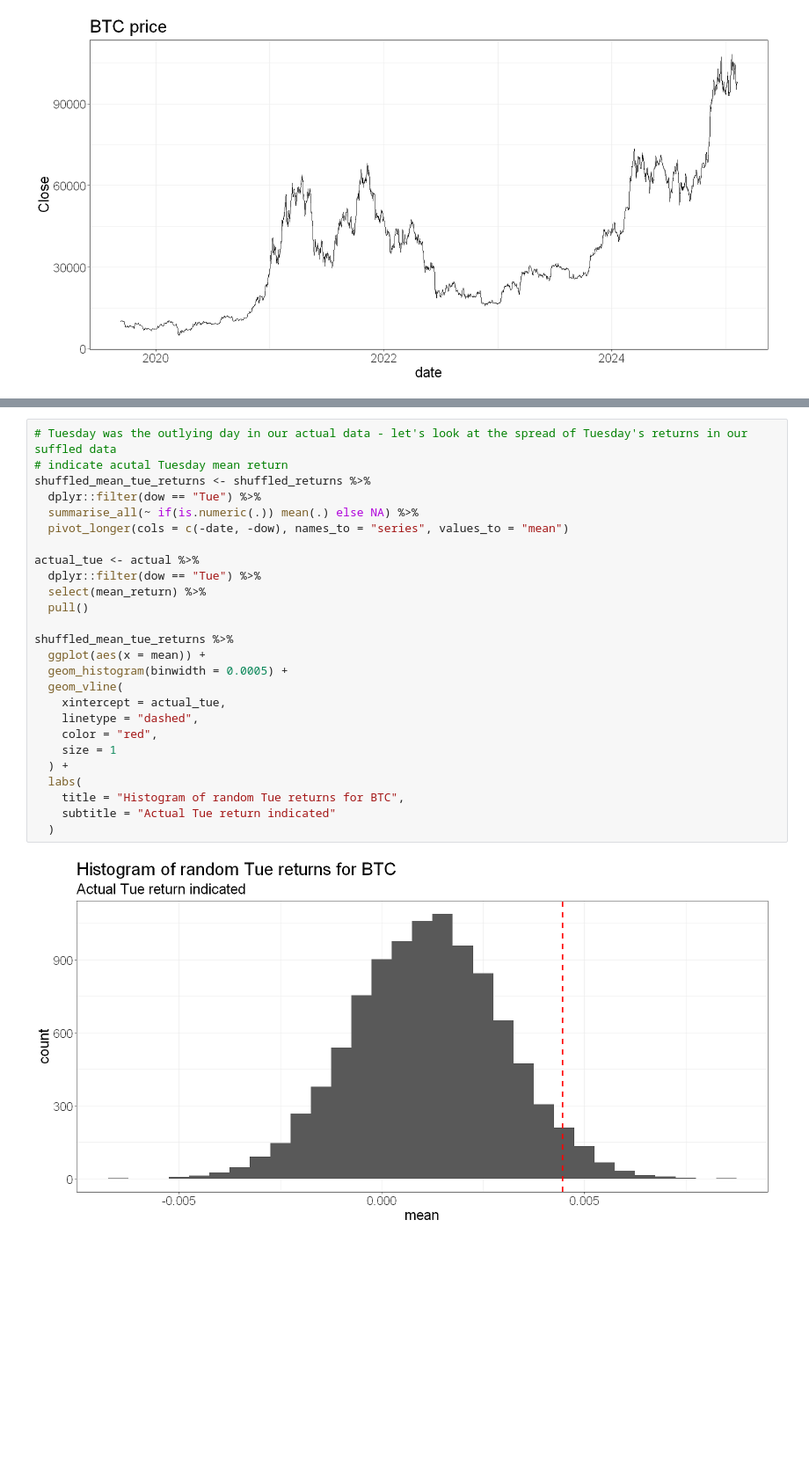
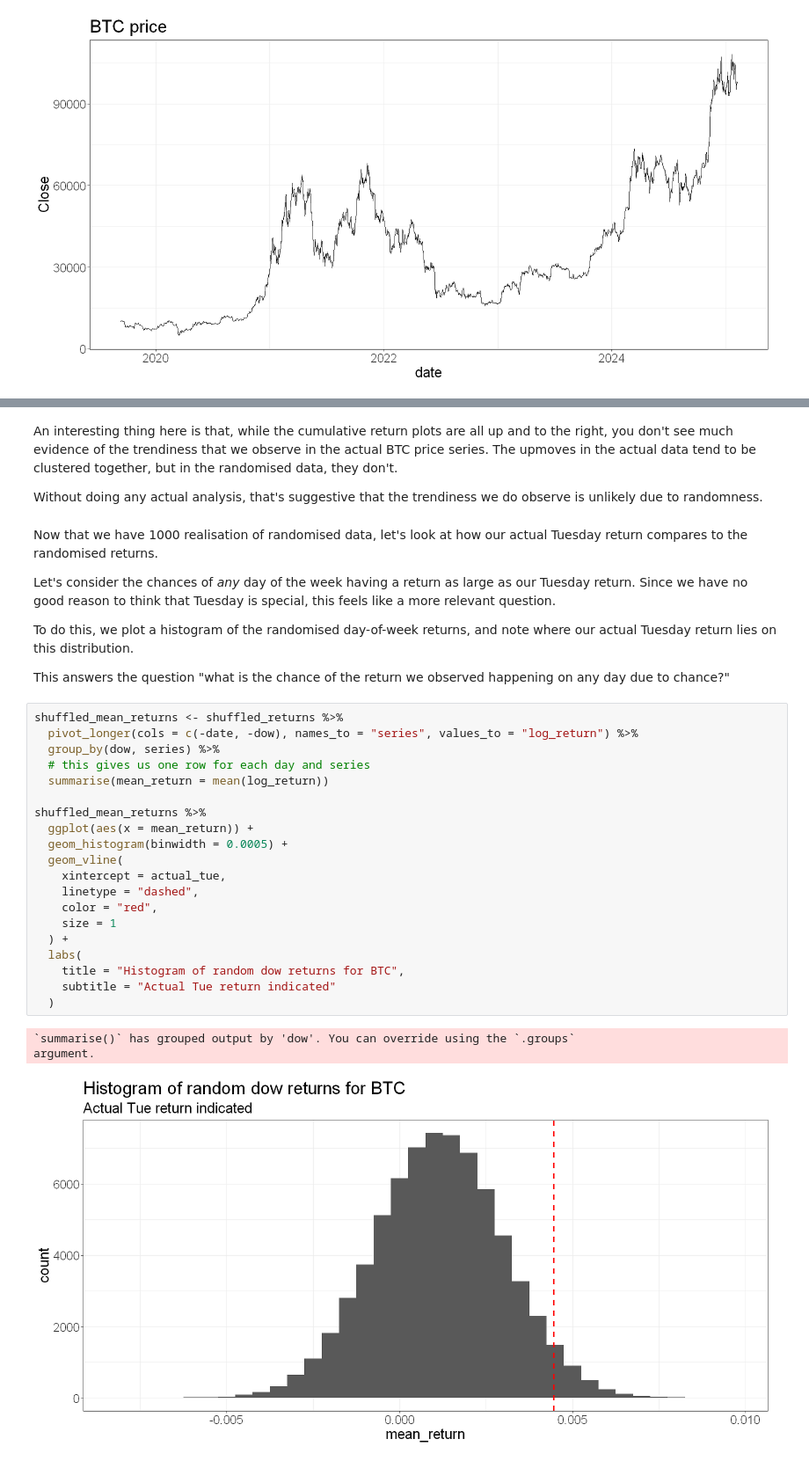
Before and after one commit to Robot-Wealth/trader-tales, a Jupyter notebook: quant-techniques/chance_of_seasonality.ipynb, the cells around one changed output, grey strips where cells are left out. Shown at 88% size. Drawn from its saved outputs; the diff is of its cells as text; blank space fills up the shorter version.

```diff
--- a/quant-techniques/chance_of_seasonality.ipynb
+++ b/quant-techniques/chance_of_seasonality.ipynb
@@ -150,28 +236,36 @@ A tibble: 6 × 12
+# %% [markdown]
+An interesting thing here is that, while the cumulative return plots are all up and to the right, you don't see much evidence of the trendiness that we observe in the actual BTC price series. The upmoves in the actual data tend to be clustered together, but in the randomised data, they don't.
+
+Without doing any actual analysis, that's suggestive that the trendiness we do observe is unlikely due to randomness.
+# %% [markdown]
+Now that we have 1000 realisation of randomised data, let's look at how our actual Tuesday return compares to the randomised returns.
+
+Let's consider the chances of *any* day of the week having a return as large as our Tuesday return. Since we have no good reason to think that Tuesday is special, this feels like a more relevant question.
+
+To do this, we plot a histogram of the randomised day-of-week returns, and note where our actual Tuesday return lies on this distribution.
+
+This answers the question "what is the chance of the return we observed happening on any day due to chance?"
 # %%
-# Tuesday was the outlying day in our actual data - let's look at the spread of Tuesday's returns in our suffled data
-# indicate acutal Tuesday mean return
-shuffled_mean_tue_returns <- shuffled_returns %>%
-  dplyr::filter(dow == "Tue") %>%
-  summarise_all(~ if(is.numeric(.)) mean(.) else NA) %>%
-  pivot_longer(cols = c(-date, -dow), names_to = "series", values_to = "mean")
+shuffled_mean_returns <- shuffled_returns %>%
+  pivot_longer(cols = c(-date, -dow), names_to = "series", values_to = "log_return") %>%
+  group_by(dow, series) %>%
+  # this gives us one row for each day and series
+  summarise(mean_return = mean(log_return))
 
-actual_tue <- actual %>%
-  dplyr::filter(dow == "Tue") %>%
-  select(mean_return) %>%
-  pull()
-
-shuffled_mean_tue_returns %>%
-  ggplot(aes(x = mean)) +
+shuffled_mean_returns %>%
+  ggplot(aes(x = mean_return)) +
   geom_histogram(binwidth = 0.0005) +
   geom_vline(
     xintercept = actual_tue,
     linetype = "dashed",
     color = "red",
     size = 1
   ) +
   labs(
-    title = "Histogram of random Tue returns for BTC",
+    title = "Histogram of random dow returns for BTC",
     subtitle = "Actual Tue return indicated"
   )
 # %% [output]
+`summarise()` has grouped output by 'dow'. You can override using the `.groups`
+argument.
-[figure, old version]
+[figure, new version]
```
Also changed, not shown: parts of 19 cells of this notebook.
